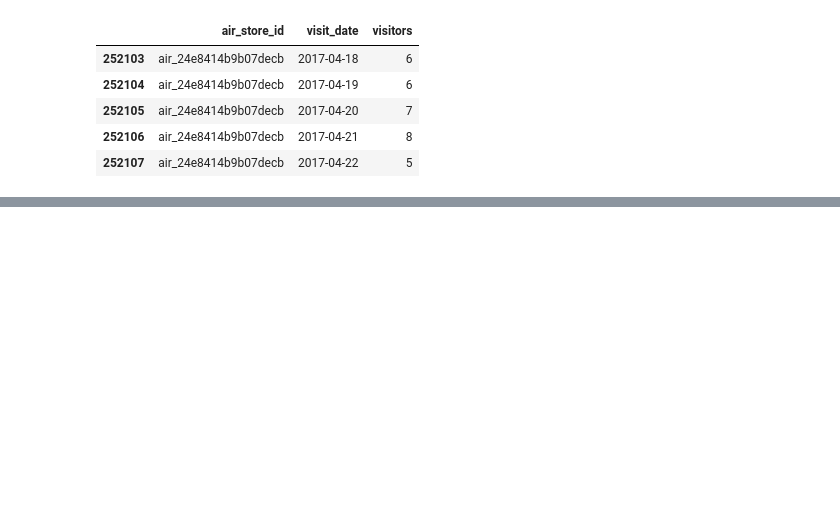
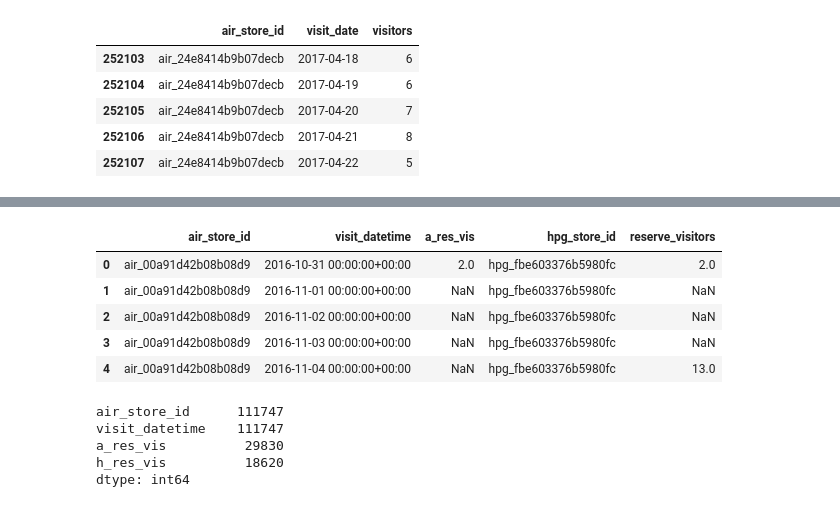
Before and after one commit to zhilangtaosha/ml, a Jupyter notebook: ipython/cheatsheet/rs_recruit.ipynb, the cells around one changed output, grey strips where cells are left out. Saved outputs shown, nothing was run; the diff lists cells and outputs as text; code cells hidden in the pictures; blank space fills up the shorter version.

```diff
--- a/ipython/cheatsheet/rs_recruit.ipynb
+++ b/ipython/cheatsheet/rs_recruit.ipynb
@@ -156,0 +317,8 @@ freq                       1                     1
+# %%
+import csv
+with open("../../../mltestdata/05_recruit/store_id_relation.csv") as f:
+    store_mapping = dict(filter(None, csv.reader(f)))
+
+store_mapping_inv = {v:k for k, v in store_mapping.items()}
+
+h_reserve_grouped['air_store_id'] = h_reserve_grouped['hpg_store_id'].map(store_mapping_inv)
@@ -156,0 +334,2 @@ freq                       1                     1
+# %%
+h_reserve_grouped = h_reserve_grouped.dropna(subset=['air_store_id'])
@@ -156,0 +345,5 @@ freq                       1                     1
+# %%
+# Merge
+total_reserve = a_reserve_grouped.rename(columns={'reserve_visitors': 'a_res_vis'})
+print(total_reserve.count())
+total_reserve.to_csv("total_reserve.csv")
@@ -156,0 +373,12 @@ freq                       1                     1
+# %%
+total_merged = pd.merge(total_reserve, h_reserve_grouped, on=['air_store_id', 'visit_datetime'], how='outer')
+#total_merged = pd.merge(total_reserve, h_reserve_grouped, on=['air_store_id', 'visit_datetime'])
+# %%
+total_merged.head()
+# %% [output]
+|  | air_store_id | visit_datetime | a_res_vis | hpg_store_id | reserve_visitors |
+| 0 | air_00a91d42b08b08d9 | 2016-10-31 00:00:00+00:00 | 2.0 | hpg_fbe603376b5980fc | 2.0 |
+| 1 | air_00a91d42b08b08d9 | 2016-11-01 00:00:00+00:00 | NaN | hpg_fbe603376b5980fc | NaN |
+| 2 | air_00a91d42b08b08d9 | 2016-11-02 00:00:00+00:00 | NaN | hpg_fbe603376b5980fc | NaN |
+| 3 | air_00a91d42b08b08d9 | 2016-11-03 00:00:00+00:00 | NaN | hpg_fbe603376b5980fc | NaN |
+| 4 | air_00a91d42b08b08d9 | 2016-11-04 00:00:00+00:00 | NaN | hpg_fbe603376b5980fc | 13.0 |
@@ -156,0 +387,9 @@ freq                       1                     1
+# %%
+total_merged = total_merged.rename(columns={'reserve_visitors' : 'h_res_vis'})
+print(total_merged.count())
+# %% [output]
+air_store_id      111747
+visit_datetime    111747
+a_res_vis          29830
+h_res_vis          18620
+dtype: int64
```
Also changed, not shown: parts of 57 cells of this notebook, 26 other files.
